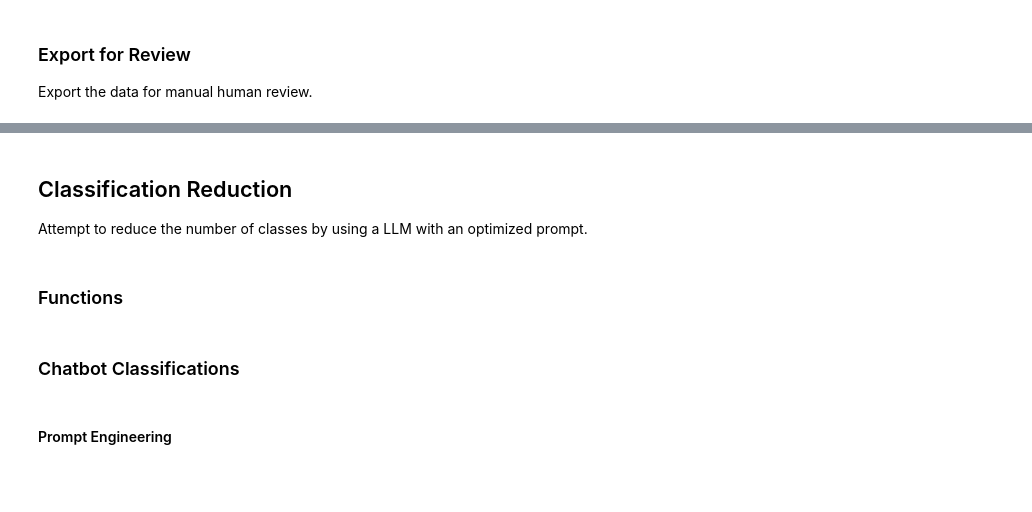
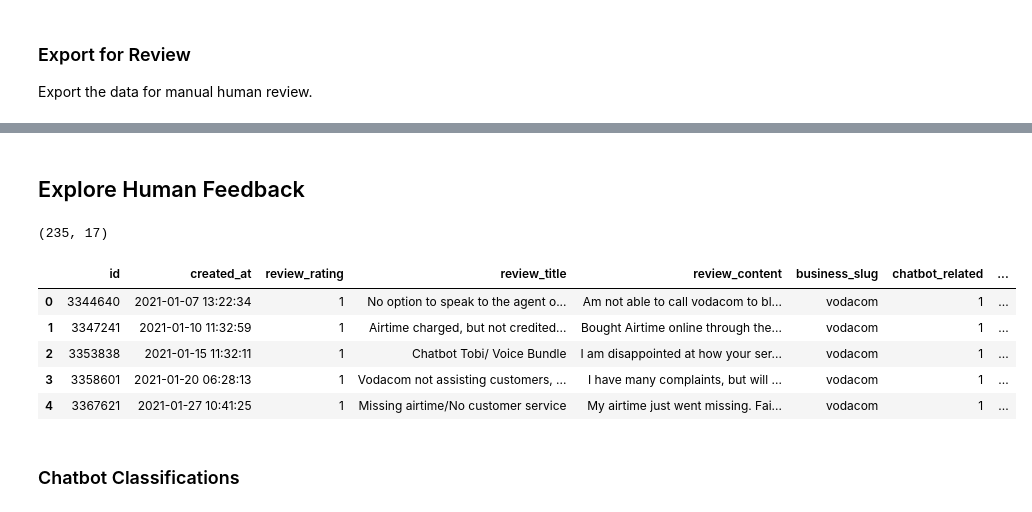
Before and after one commit to JohnnyFoulds/dsm050-2023-apr, a Jupyter notebook: notebooks/01_hellopeter/01-06_human_feedback.ipynb, the cells around one changed output, grey strips where cells are left out. Saved outputs shown, nothing was run; the diff lists cells and outputs as text; code cells hidden in the pictures; blank space fills up the shorter version.

Commit message:
Created human feedback output dataset

```diff
--- a/notebooks/01_hellopeter/01-06_human_feedback.ipynb
+++ b/notebooks/01_hellopeter/01-06_human_feedback.ipynb
@@ -337,6 +183,0 @@ Data not loaded	Good evening..today I purchased 6 gigs of data from the vodacom
-# %% [markdown]
-## Classification Reduction
-
-Attempt to reduce the number of classes by using a LLM with an optimized prompt.
-# %% [markdown]
-### Functions
@@ -370,4 +184,18 @@ def mclear():
+# %% [markdown]
+## Explore Human Feedback
+# %%
+df_source_human = pd.read_excel('../../data/raw/01-06_human_feedback.xlsx')
+
+# show the data read
+print(df_source_human.shape)
+display(df_source_human.head())
+# %% [output]
+(235, 17)
+|  | id | created_at | review_rating | review_title | review_content | business_slug | chatbot_related | ... |
+| 0 | 3344640 | 2021-01-07 13:22:34 | 1 | No option to speak to the agent o... | Am not able to call vodacom to bl... | vodacom | 1 | ... |
+| 1 | 3347241 | 2021-01-10 11:32:59 | 1 | Airtime charged, but not credited... | Bought Airtime online through the... | vodacom | 1 | ... |
+| 2 | 3353838 | 2021-01-15 11:32:11 | 1 | Chatbot Tobi/ Voice Bundle | I am disappointed at how your ser... | vodacom | 1 | ... |
+| 3 | 3358601 | 2021-01-20 06:28:13 | 1 | Vodacom not assisting customers, ... | I have many complaints, but will ... | vodacom | 1 | ... |
+| 4 | 3367621 | 2021-01-27 10:41:25 | 1 | Missing airtime/No customer service | My airtime just went missing. Fai... | vodacom | 1 | ... |
 # %% [markdown]
 ### Chatbot Classifications
-# %% [markdown]
-#### Prompt Engineering
```
Also changed, not shown: parts of 18 cells of this notebook, 4 other files.
